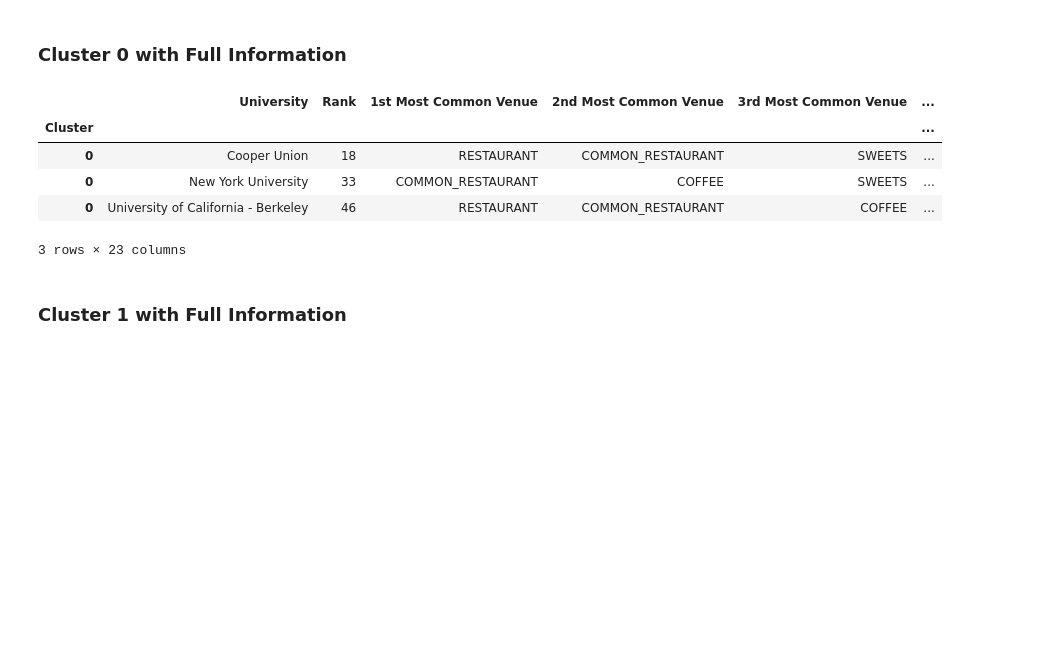
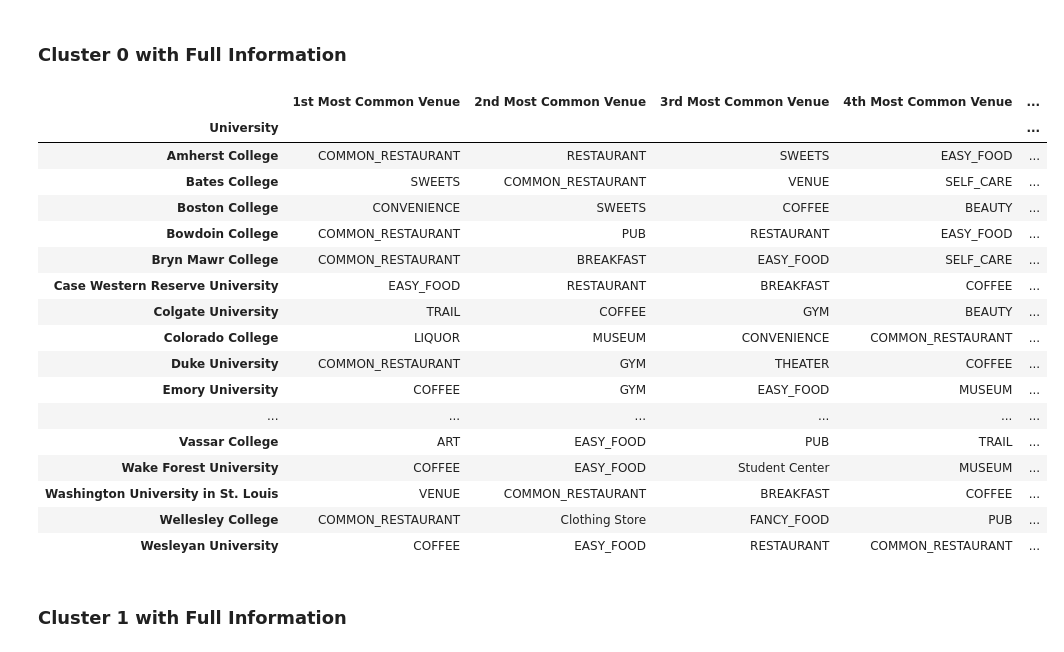
Before and after one commit to bwetherfield/College_Clustering, a Jupyter notebook: Foursquare_Usage.ipynb, the cells around one changed output. Cells and saved outputs as stored; diff of their text form; code cells hidden in the pictures; blank space fills up the shorter version.

```diff
--- a/Foursquare_Usage.ipynb
+++ b/Foursquare_Usage.ipynb
@@ -1461,2 +1364,2 @@ columns
 # %%
-informational_set = informational_set[columns]
+informational_set = pd.read_csv('informational_set.csv').drop(columns='Unnamed: 0')
@@ -1463,2 +1440,3 @@ informational_set = informational_set[columns]
 # %%
-informational_set['Rank'] = informational_set['Rank'].astype('int64')
+results['Rank'] = results['Rank'].astype('int64')
+results.head()
@@ -1465,14 +1452,26 @@ informational_set['Rank'] = informational_set['Rank'].astype('int64')
 # %% [markdown]
 ### Cluster 0 with Full Information
 # %%
-informational_set.set_index('Cluster').loc[0]
+informational_set.set_index('Cluster').loc[0].set_index('University').iloc[:,:10]
 # %% [output]
-|  | University | Rank | 1st Most Common Venue | 2nd Most Common Venue | 3rd Most Common Venue | ... |
-| Cluster |  |  |  |  |  | ... |
-| 0 | Cooper Union | 18 | RESTAURANT | COMMON_RESTAURANT | SWEETS | ... |
-| 0 | New York University | 33 | COMMON_RESTAURANT | COFFEE | SWEETS | ... |
-| 0 | University of California - Berkeley | 46 | RESTAURANT | COMMON_RESTAURANT | COFFEE | ... |
+|  | 1st Most Common Venue | 2nd Most Common Venue | 3rd Most Common Venue | 4th Most Common Venue | ... |
+| University |  |  |  |  | ... |
+| Amherst College | COMMON_RESTAURANT | RESTAURANT | SWEETS | EASY_FOOD | ... |
+| Bates College | SWEETS | COMMON_RESTAURANT | VENUE | SELF_CARE | ... |
+| Boston College | CONVENIENCE | SWEETS | COFFEE | BEAUTY | ... |
+| Bowdoin College | COMMON_RESTAURANT | PUB | RESTAURANT | EASY_FOOD | ... |
+| Bryn Mawr College | COMMON_RESTAURANT | BREAKFAST | EASY_FOOD | SELF_CARE | ... |
+| Case Western Reserve University | EASY_FOOD | RESTAURANT | BREAKFAST | COFFEE | ... |
+| Colgate University | TRAIL | COFFEE | GYM | BEAUTY | ... |
+| Colorado College | LIQUOR | MUSEUM | CONVENIENCE | COMMON_RESTAURANT | ... |
+| Duke University | COMMON_RESTAURANT | GYM | THEATER | COFFEE | ... |
+| Emory University | COFFEE | GYM | EASY_FOOD | MUSEUM | ... |
+| ... | ... | ... | ... | ... | ... |
+| Vassar College | ART | EASY_FOOD | PUB | TRAIL | ... |
+| Wake Forest University | COFFEE | EASY_FOOD | Student Center | MUSEUM | ... |
+| Washington University in St. Louis | VENUE | COMMON_RESTAURANT | BREAKFAST | COFFEE | ... |
+| Wellesley College | COMMON_RESTAURANT | Clothing Store | FANCY_FOOD | PUB | ... |
+| Wesleyan University | COFFEE | EASY_FOOD | RESTAURANT | COMMON_RESTAURANT | ... |
-3 rows × 23 columns
 # %% [markdown]
 ### Cluster 1 with Full Information
 # %%
```
Also changed, not shown: parts of 28 cells of this notebook, 3 other files.
